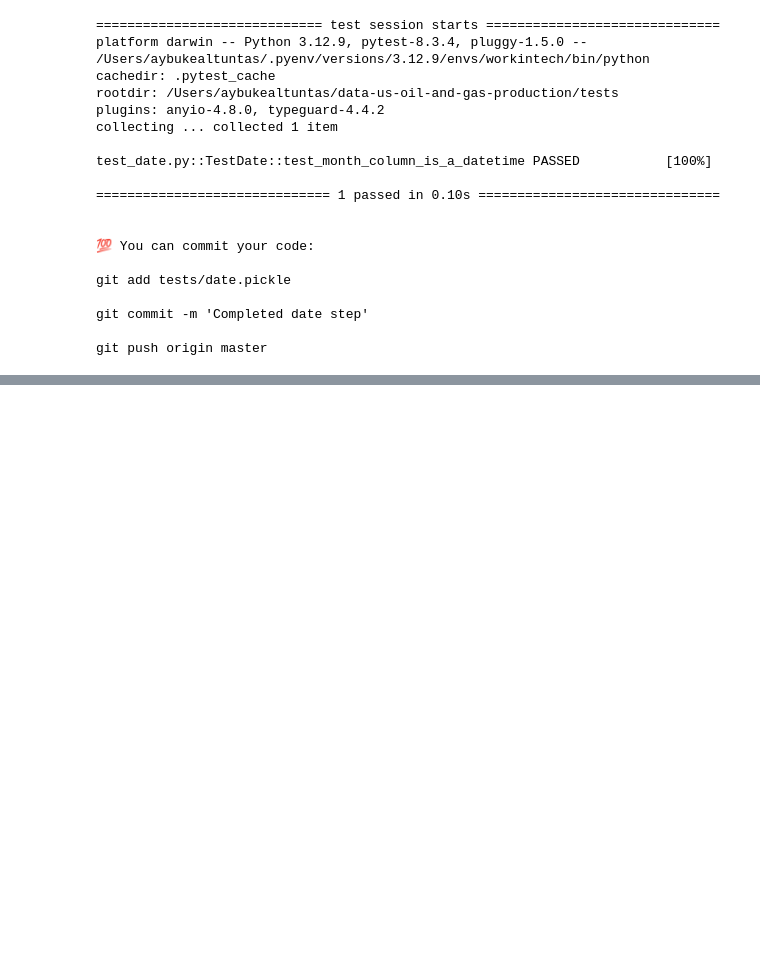
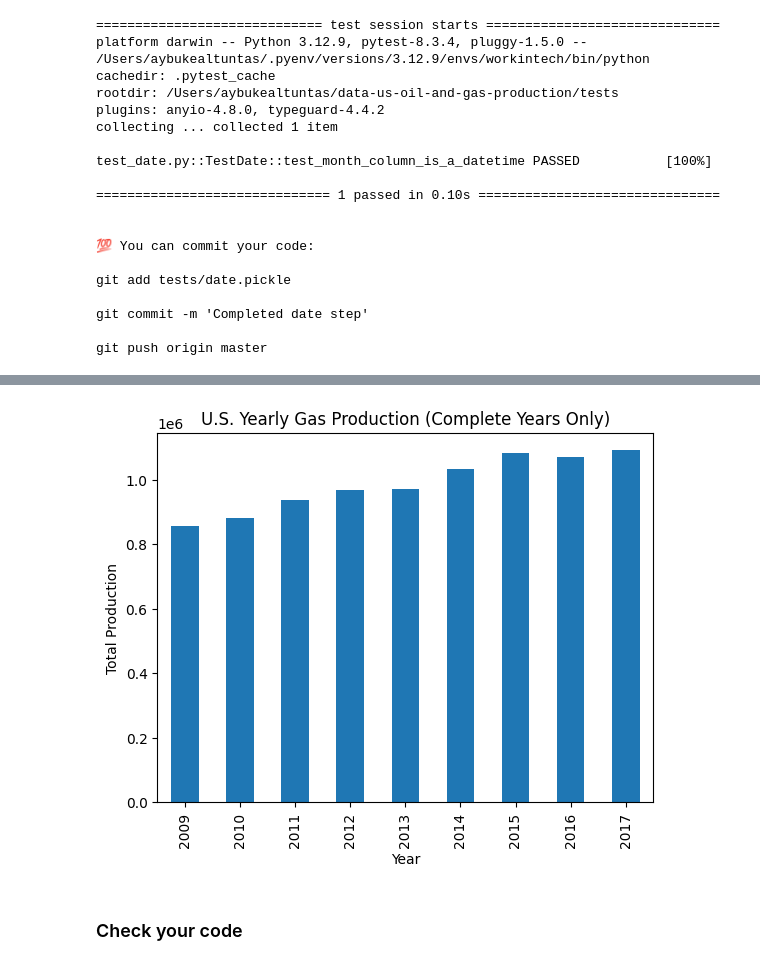
Before and after one commit to AybukeAltuntas/data-us-oil-and-gas-production, a Jupyter notebook: oil_and_gas.ipynb, the cells around one changed output, grey strips where cells are left out. Saved outputs shown, nothing was run; the diff lists cells and outputs as text; code cells hidden in the pictures; blank space fills up the shorter version.

```diff
--- a/oil_and_gas.ipynb
+++ b/oil_and_gas.ipynb
@@ -83,0 +151,3 @@ git push origin master
+# %%
+year_counts = gas_df.groupby(gas_df["Month"].dt.year)["Month"].count()
+year_counts
@@ -83,0 +168,3 @@ git push origin master
+# %%
+valid_years = year_counts[year_counts == 12].index
+valid_years
@@ -83,0 +173,10 @@ git push origin master
+# %%
+import numpy as np
+
+condition = np.logical_and(
+    yearly_gas_df.index >= valid_years.min(),
+    yearly_gas_df.index <= valid_years.max()
+)
+# %%
+filtered_yearly_gas_df = yearly_gas_df[condition]
+filtered_yearly_gas_df
@@ -83,0 +195,12 @@ git push origin master
+# %%
+import matplotlib.pyplot as plt
+
+filtered_yearly_gas_df["U.S."].plot(kind="bar")
+plt.title("U.S. Yearly Gas Production (Complete Years Only)")
+plt.xlabel("Year")
+plt.ylabel("Total Production")
+plt.show()
+# %% [output]
+[figure, added]
+# %% [markdown]
+### Check your code
```
Also changed, not shown: parts of 37 cells of this notebook.
